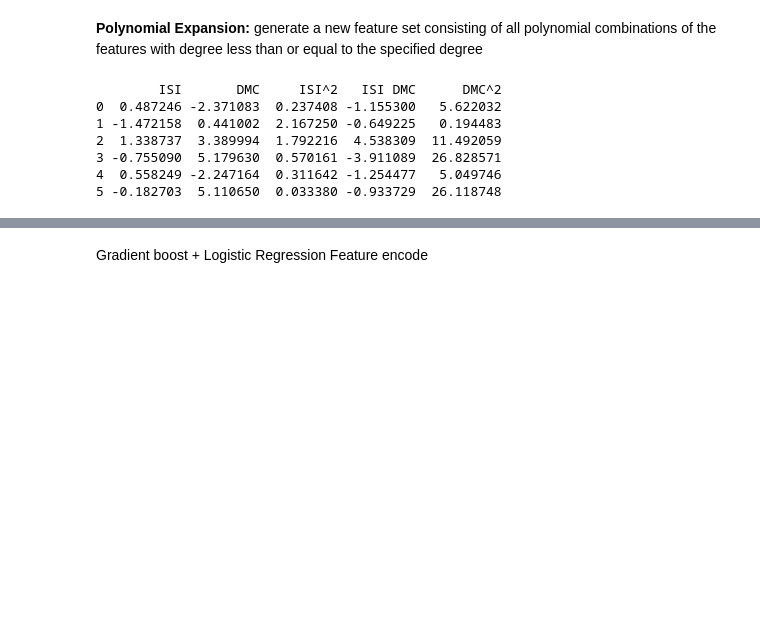
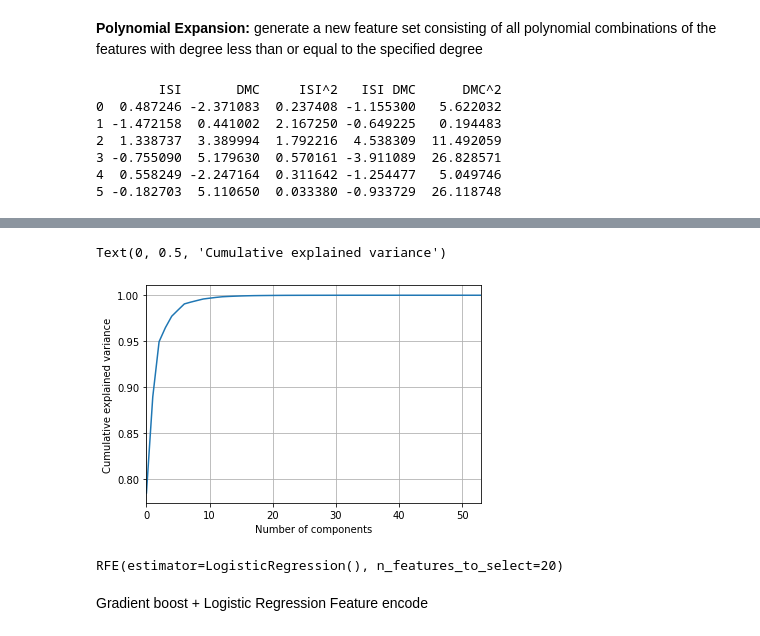
Before and after one commit to Jacqueline45/EE559_Algerian_Forest_Fires_Prediction, a Jupyter notebook: Feature_Engineering.ipynb, the cells around one changed output, grey strips where cells are left out. Saved outputs shown, nothing was run; the diff lists cells and outputs as text; code cells hidden in the pictures; blank space fills up the shorter version.

Commit message:
Feature Engineering_Selection

```diff
--- a/Feature_Engineering.ipynb
+++ b/Feature_Engineering.ipynb
@@ -391,3 +384,23 @@ print(fires_1_copy.head(6))
 3 -0.755090  5.179630  0.570161 -3.911089  26.828571
 4  0.558249 -2.247164  0.311642 -1.254477   5.049746
 5 -0.182703  5.110650  0.033380 -0.933729  26.118748
+# %%
+# create polynomial combinations of feature
+from sklearn.preprocessing import PolynomialFeatures
+pf = PolynomialFeatures(degree=2,include_bias=False).fit(fires_1[['Temperature','Ws','RH','Rain',	'FFMC',	'DMC',	'DC',	'ISI',	'BUI' ]])
+tmp = pf.transform(fires_1[['Temperature','Ws','RH','Rain',	'FFMC',	'DMC',	'DC',	'ISI',	'BUI']])
+fires_1_copy = pd.DataFrame(tmp,columns=pf.get_feature_names(['Temperature','Ws','RH','Rain',	'FFMC',	'DMC',	'DC',	'ISI',	'BUI']))
+print(fires_1_copy.head(6))
+print(fires_1_copy.shape)
+
+pf = PolynomialFeatures(degree=2,include_bias=False).fit(firestst_1[['Temperature','Ws','RH','Rain',	'FFMC',	'DMC',	'DC',	'ISI',	'BUI' ]])
+tmp = pf.transform(firestst_1[['Temperature','Ws','RH','Rain',	'FFMC',	'DMC',	'DC',	'ISI',	'BUI']])
+firestst_1_copy = pd.DataFrame(tmp,columns=pf.get_feature_names(['Temperature','Ws','RH','Rain',	'FFMC',	'DMC',	'DC',	'ISI',	'BUI']))
+print(fires_1_copy.head(6))
+print(firestst_1_copy.head(6))
+print(fires_1_copy.shape)
+print(firestst_1_copy.shape)
+
+
+fires_1_copy.to_csv(r'/content/EE559_Project-main/datasets/train_addfeatall.csv', index = False)
+firestst_1_copy.to_csv(r'/content/EE559_Project-main/datasets/test_addfeatall.csv', index = False)
@@ -393,0 +425,5 @@ print(fires_1_copy.head(6))
+# %%
+array = fires_1_copy.values
+X = array[:,0:,]
+Y = fires_trainy
+X.shape
@@ -393,0 +480,7 @@ print(fires_1_copy.head(6))
+# %%
+from sklearn.ensemble import ExtraTreesClassifier
+model = ExtraTreesClassifier()
+
+model.fit(X,Y)
+
+print(model.feature_importances_)
@@ -394,3 +613,22 @@ print(fires_1_copy.head(6))
+# %%
+from sklearn.decomposition import PCA
+pca = PCA().fit(X)
+plt.plot(np.cumsum(pca.explained_variance_ratio_))
+plt.xlim(0,53,1)
+plt.grid()
+plt.xlabel('Number of components')
+plt.ylabel('Cumulative explained variance')
+# %% [output]
+Text(0, 0.5, 'Cumulative explained variance')
+[figure, added]
+# %%
+from sklearn.feature_selection import RFE
+
+lr = LogisticRegression()
+rfe = RFE(estimator=lr, n_features_to_select=20, step=1)
+rfe.fit(fires_1_copy, fires_trainy)
+# %% [output]
+RFE(estimator=LogisticRegression(), n_features_to_select=20)
 # %% [markdown]
 Gradient boost + Logistic Regression Feature encode
 # %%
```
Also changed, not shown: parts of 38 cells of this notebook.
